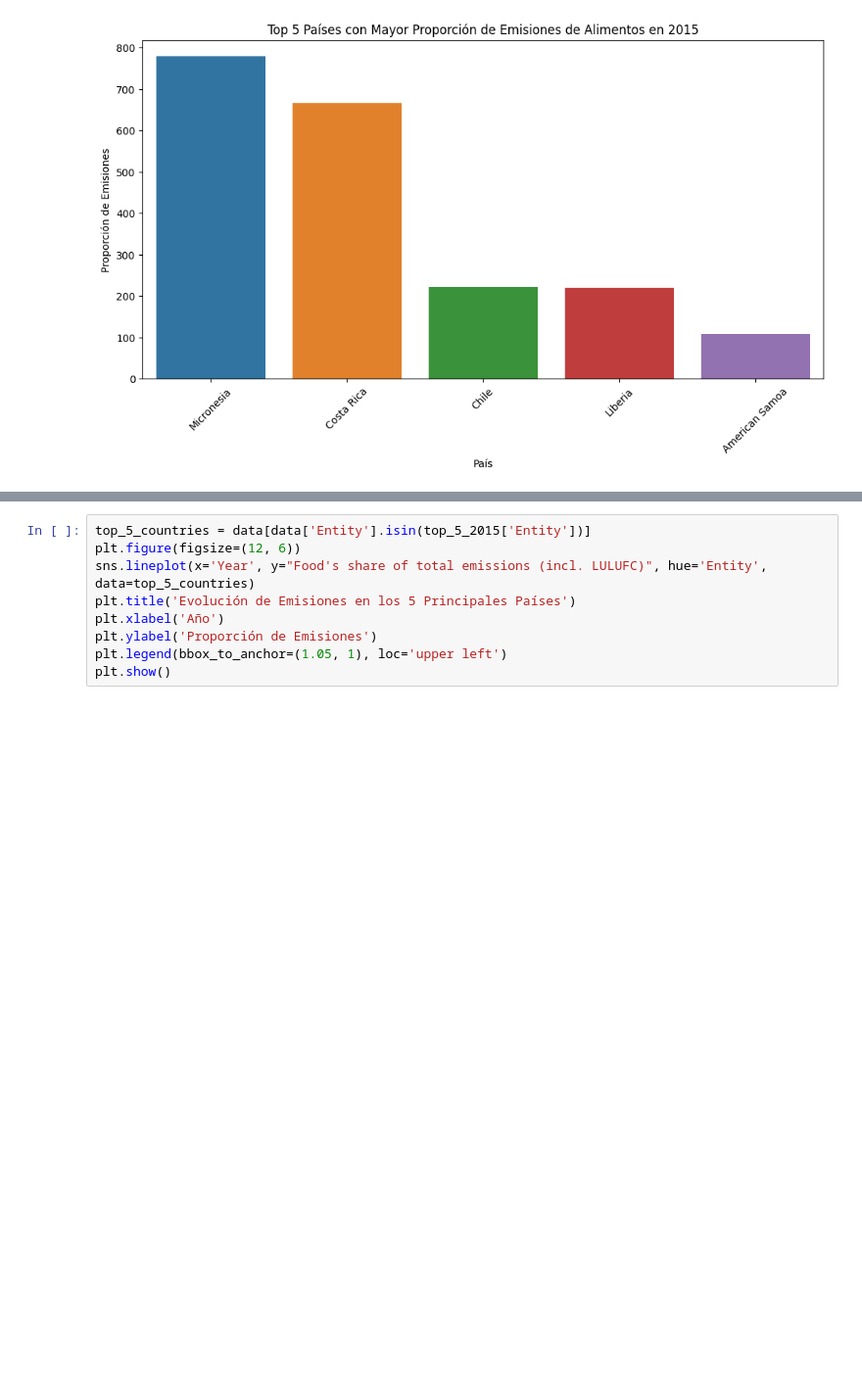
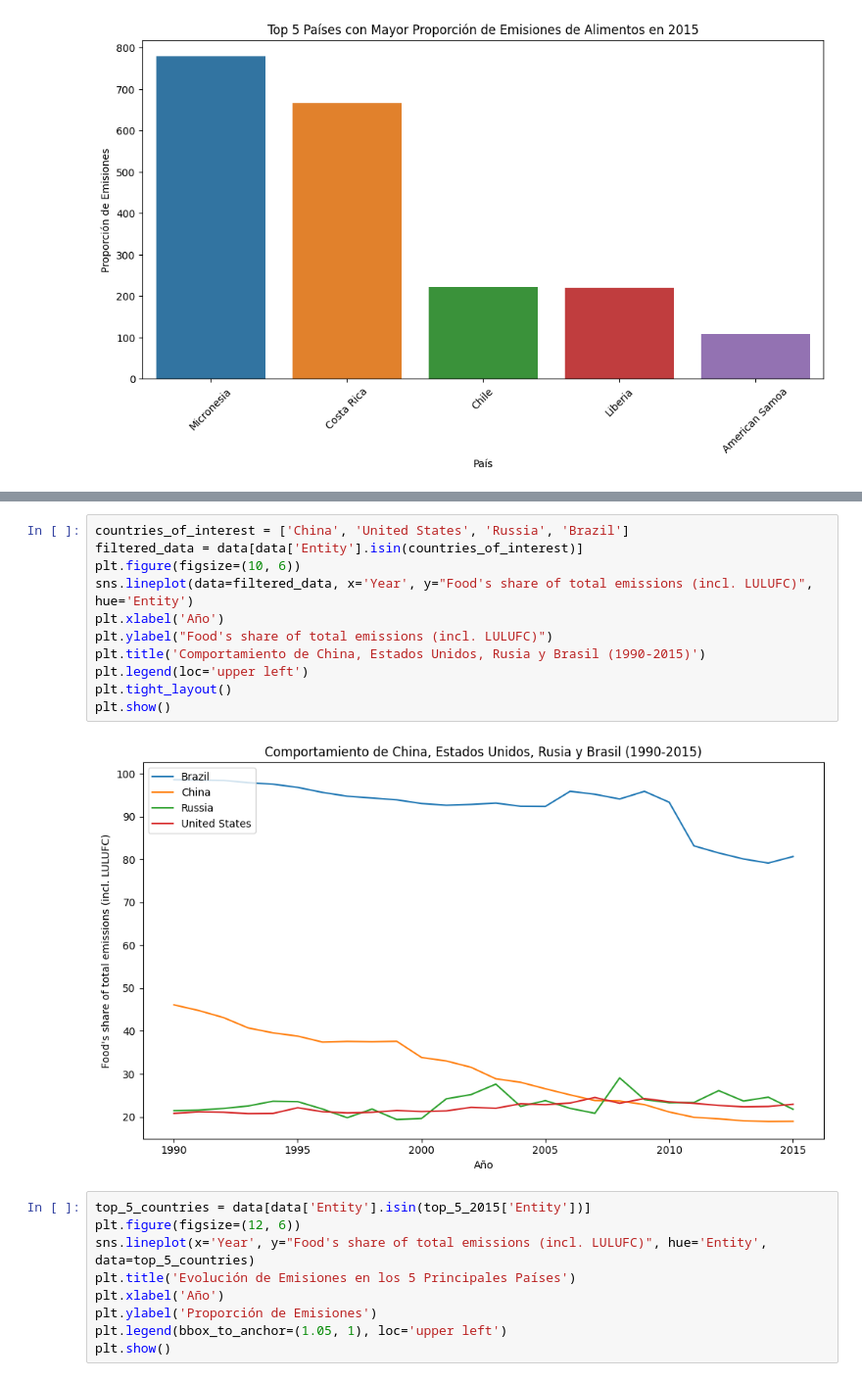
Before and after one commit to MaIsabelSolano/UVG_DS_Lab9, a Jupyter notebook: Lab9.ipynb, the cells around one changed output, grey strips where cells are left out. Shown at 98% size. Drawn from its saved outputs; the diff is of its cells as text; blank space fills up the shorter version.

```diff
--- a/Lab9.ipynb
+++ b/Lab9.ipynb
@@ -120,3 +152,16 @@ plt.show()
+# %%
+countries_of_interest = ['China', 'United States', 'Russia', 'Brazil']
+filtered_data = data[data['Entity'].isin(countries_of_interest)]
+plt.figure(figsize=(10, 6))
+sns.lineplot(data=filtered_data, x='Year', y="Food's share of total emissions (incl. LULUFC)", hue='Entity')
+plt.xlabel('Año')
+plt.ylabel("Food's share of total emissions (incl. LULUFC)")
+plt.title('Comportamiento de China, Estados Unidos, Rusia y Brasil (1990-2015)')
+plt.legend(loc='upper left')
+plt.tight_layout()
+plt.show()
+# %% [output]
+[figure, added]
 # %%
 top_5_countries = data[data['Entity'].isin(top_5_2015['Entity'])]
 plt.figure(figsize=(12, 6))
```
Also changed, not shown: parts of 2 cells of this notebook.
